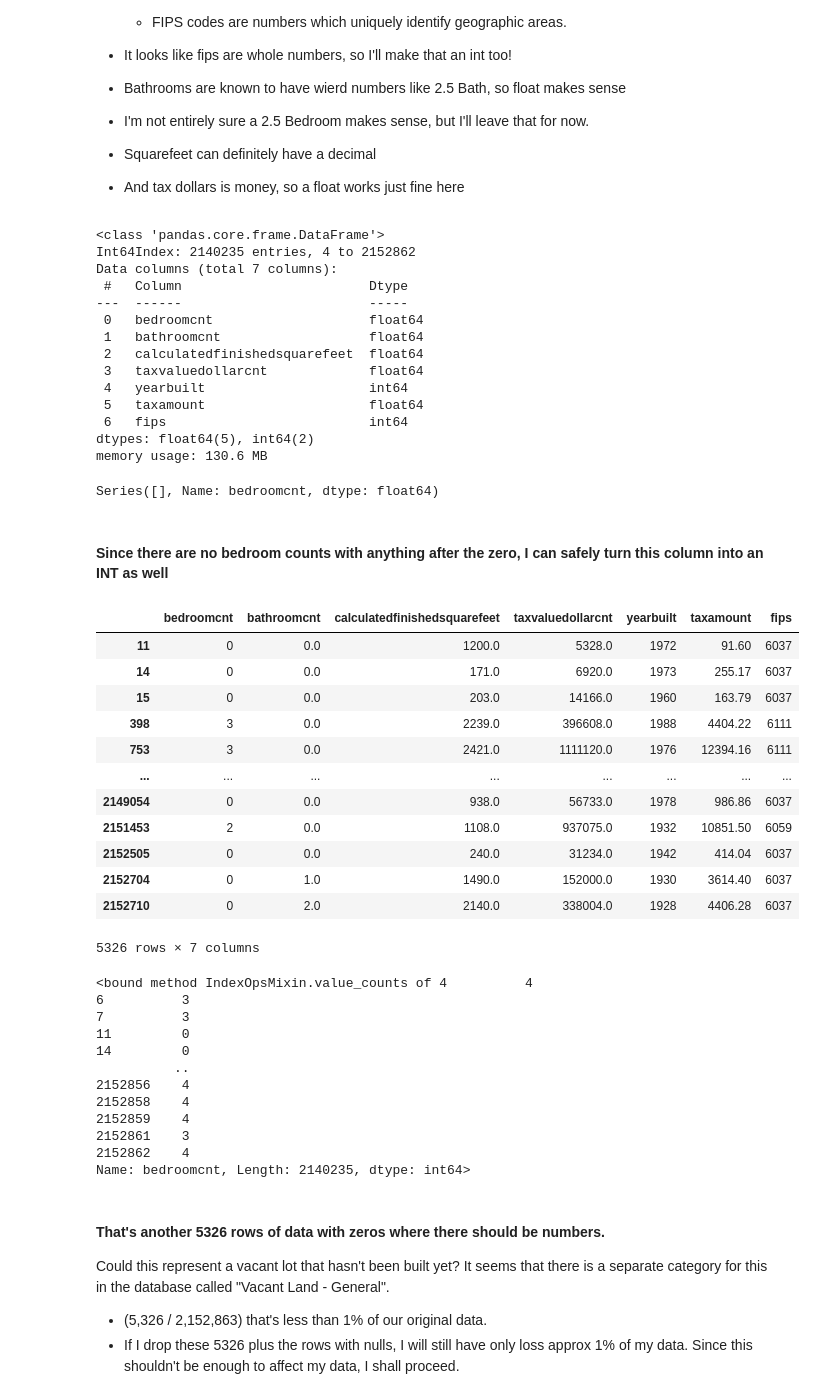
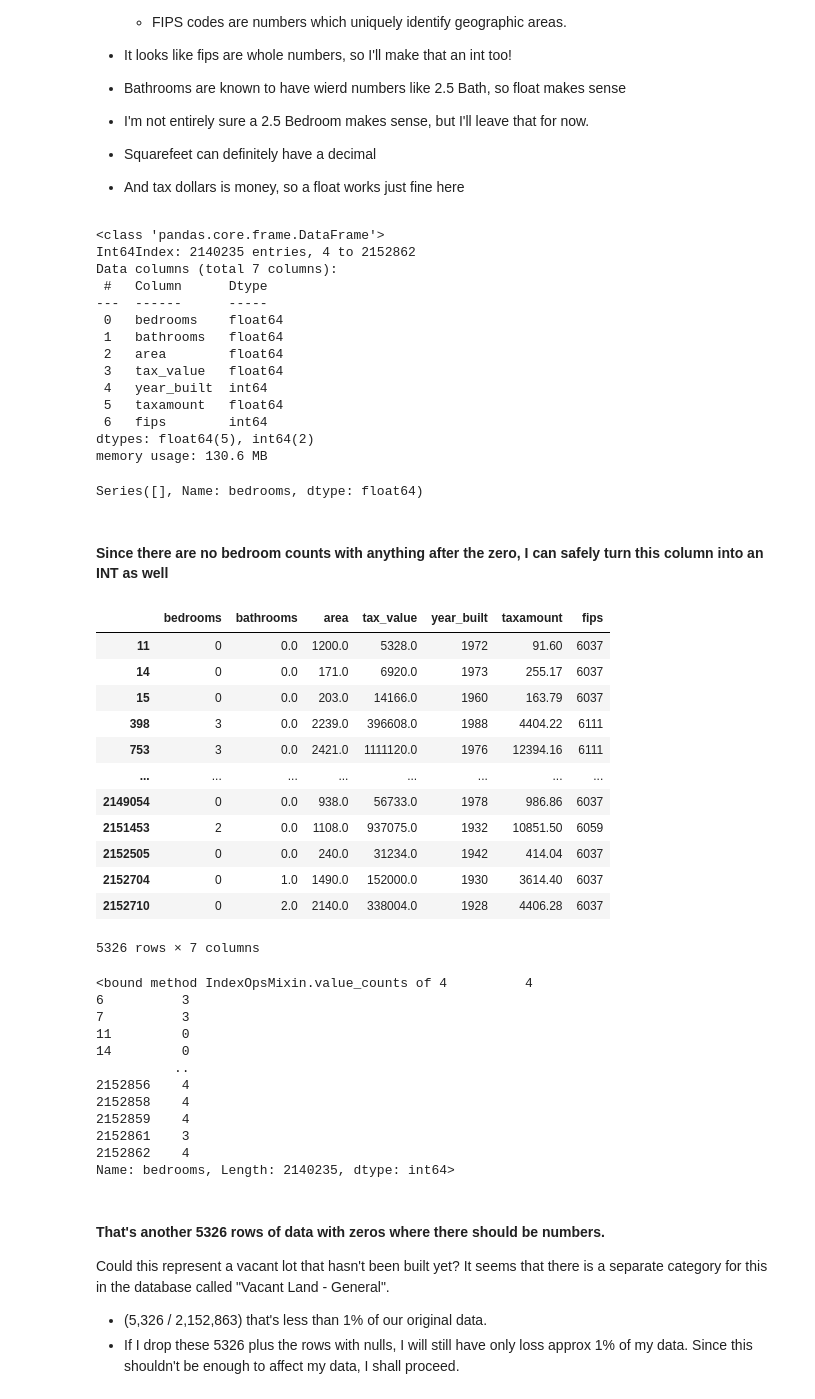
Before and after one commit to JeanetteSchulz/regression-exercises, a Jupyter notebook: wrangle_notebook.ipynb, the cells around one changed output. Saved outputs shown, nothing was run; the diff lists cells and outputs as text; code cells hidden in the pictures.

```diff
--- a/wrangle_notebook.ipynb
+++ b/wrangle_notebook.ipynb
@@ -47,10 +51,15 @@ def get_zillow_data():
                               WHERE propertylandusetypeid = 261;""",
                             get_connection('zillow')
                         )
-
         # Cache data into a csv backup
         df.to_csv('zillow2017.csv')
 
+    # Renaming column names to one's I like better
+    df = df.rename(columns = {'bedroomcnt':'bedrooms',
+                          'bathroomcnt':'bathrooms',
+                          'calculatedfinishedsquarefeet':'area',
+                          'taxvaluedollarcnt':'tax_value',
+                          'yearbuilt':'year_built'})
     return df
 # %% [markdown]
 #### I will not add inferred family housing cause there is only one row full of nulls
@@ -180,39 +189,39 @@ memory usage: 130.6 MB
 - Squarefeet can definitely have a decimal
 - And tax dollars is money, so a float works just fine here
 # %%
-zillow["yearbuilt"] = zillow.yearbuilt.astype(int)
+zillow["year_built"] = zillow.year_built.astype(int)
 zillow["fips"] = zillow.fips.astype(int)
 zillow.info()
 # %% [output]
 <class 'pandas.core.frame.DataFrame'>
 Int64Index: 2140235 entries, 4 to 2152862
 Data columns (total 7 columns):
- #   Column                        Dtype
----  ------                        -----
- 0   bedroomcnt                    float64
- 1   bathroomcnt                   float64
- 2   calculatedfinishedsquarefeet  float64
- 3   taxvaluedollarcnt             float64
- 4   yearbuilt                     int64
- 5   taxamount                     float64
- 6   fips                          int64
+ #   Column      Dtype
+---  ------      -----
+ 0   bedrooms    float64
+ 1   bathrooms   float64
+ 2   area        float64
+ 3   tax_value   float64
+ 4   year_built  int64
+ 5   taxamount   float64
+ 6   fips        int64
 dtypes: float64(5), int64(2)
 memory usage: 130.6 MB
 # %%
 # Rajaram is a realtor and says he's never seen a bedroom count represented as a decimal
 # I'm going to check and see if any of the bedroom counts utilize this decimal
-zillow.bedroomcnt[(zillow.bedroomcnt % 1) != 0]
+zillow.bedrooms[(zillow.bedrooms % 1) != 0]
 # %% [output]
-Series([], Name: bedroomcnt, dtype: float64)
+Series([], Name: bedrooms, dtype: float64)
 # %% [markdown]
 #### Since there are no bedroom counts with anything after the zero, I can safely turn this column into an INT as well
 # %%
-zillow["bedroomcnt"] = zillow.bedroomcnt.astype(int)
+zillow["bedrooms"] = zillow.bedrooms.astype(int)
 # %%
 # Somthing caught my eye. Are any of the categories zero? So they passed the null test but still have no value?
-zillow[(zillow.bathroomcnt == 0) | (zillow.bedroomcnt == 0) | (zillow.calculatedfinishedsquarefeet == 0)]
+zillow[(zillow.bathrooms == 0) | (zillow.bedrooms == 0) | (zillow.area == 0)]
 # %% [output]
-|  | bedroomcnt | bathroomcnt | calculatedfinishedsquarefeet | taxvaluedollarcnt | yearbuilt | taxamount | fips |
+|  | bedrooms | bathrooms | area | tax_value | year_built | taxamount | fips |
 | 11 | 0 | 0.0 | 1200.0 | 5328.0 | 1972 | 91.60 | 6037 |
 | 14 | 0 | 0.0 | 171.0 | 6920.0 | 1973 | 255.17 | 6037 |
 | 15 | 0 | 0.0 | 203.0 | 14166.0 | 1960 | 163.79 | 6037 |
@@ -226,7 +235,7 @@ zillow[(zillow.bathroomcnt == 0) | (zillow.bedroomcnt == 0) | (zillow.calculated
 | 2152710 | 0 | 2.0 | 2140.0 | 338004.0 | 1928 | 4406.28 | 6037 |
 5326 rows × 7 columns
 # %%
-zillow.bedroomcnt.value_counts
+zillow.bedrooms.value_counts
 # %% [output]
 <bound method IndexOpsMixin.value_counts of 4          4
 6          3
@@ -239,7 +248,7 @@ zillow.bedroomcnt.value_counts
 2152859    4
 2152861    3
 2152862    4
-Name: bedroomcnt, Length: 2140235, dtype: int64>
+Name: bedrooms, Length: 2140235, dtype: int64>
 # %% [markdown]
 #### That's another 5326 rows of data with zeros where there should be numbers.
 Could this represent a vacant lot that hasn't been built yet? It seems that there is a separate category for this in the database called "Vacant Land - General".
```
Also changed, not shown: parts of 21 cells of this notebook.
